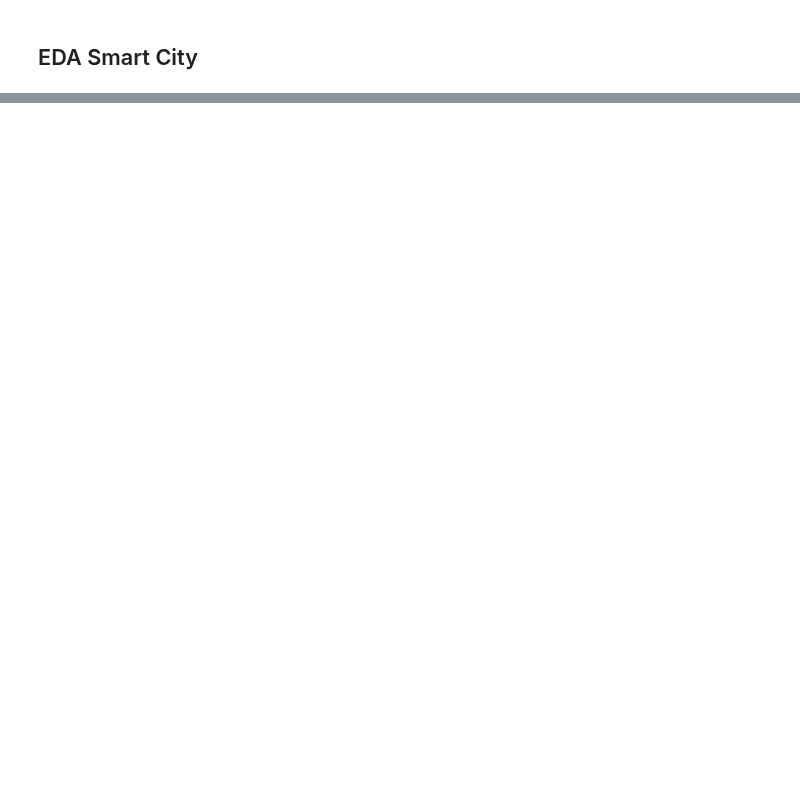
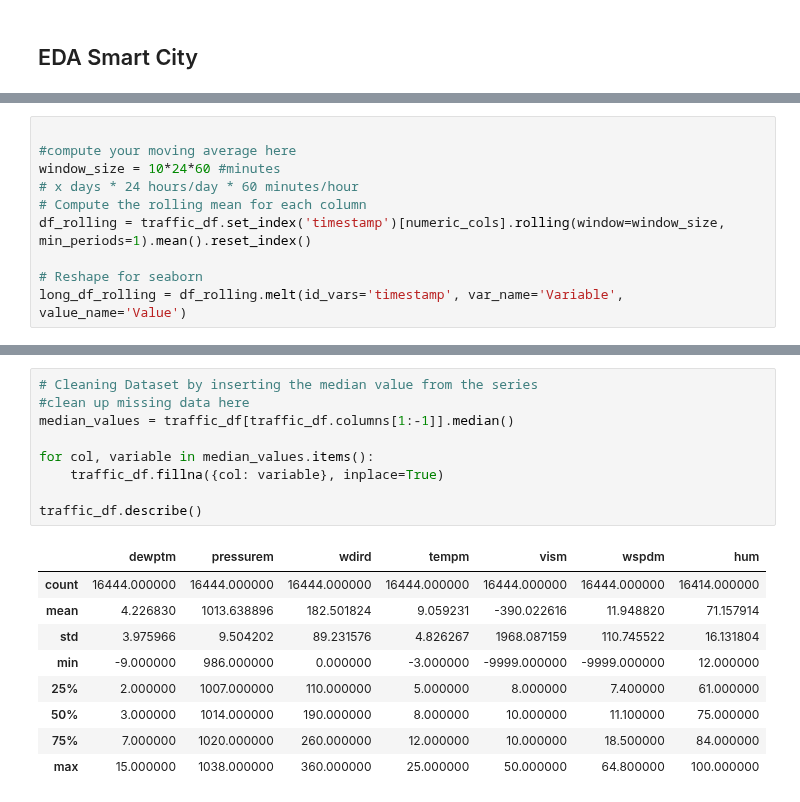
Before and after one commit to victorhg/aai-530-final-project, a Jupyter notebook: analysis/EDA_smart_city.ipynb, the cells around one changed output, grey strips where cells are left out. Drawn from its saved outputs; the diff is of its cells as text; blank space fills up the shorter version.

```diff
--- a/analysis/EDA_smart_city.ipynb
+++ b/analysis/EDA_smart_city.ipynb
@@ -15,0 +32,10 @@ weather_df.head()
+# %%
+
+#compute your moving average here
+window_size = 10*24*60 #minutes
+# x days * 24 hours/day * 60 minutes/hour
+# Compute the rolling mean for each column
+df_rolling = traffic_df.set_index('timestamp')[numeric_cols].rolling(window=window_size, min_periods=1).mean().reset_index()
+
+# Reshape for seaborn
+long_df_rolling = df_rolling.melt(id_vars='timestamp', var_name='Variable', value_name='Value')
@@ -15,0 +54,19 @@ weather_df.head()
+# %%
+# Cleaning Dataset by inserting the median value from the series
+#clean up missing data here
+median_values = traffic_df[traffic_df.columns[1:-1]].median()
+
+for col, variable in median_values.items():
+    traffic_df.fillna({col: variable}, inplace=True)
+
+traffic_df.describe()
+# %% [output]
+|  | dewptm | pressurem | wdird | tempm | vism | wspdm | hum |
+| count | 16444.000000 | 16444.000000 | 16444.000000 | 16444.000000 | 16444.000000 | 16444.000000 | 16414.000000 |
+| mean | 4.226830 | 1013.638896 | 182.501824 | 9.059231 | -390.022616 | 11.948820 | 71.157914 |
+| std | 3.975966 | 9.504202 | 89.231576 | 4.826267 | 1968.087159 | 110.745522 | 16.131804 |
+| min | -9.000000 | 986.000000 | 0.000000 | -3.000000 | -9999.000000 | -9999.000000 | 12.000000 |
+| 25% | 2.000000 | 1007.000000 | 110.000000 | 5.000000 | 8.000000 | 7.400000 | 61.000000 |
+| 50% | 3.000000 | 1014.000000 | 190.000000 | 8.000000 | 10.000000 | 11.100000 | 75.000000 |
+| 75% | 7.000000 | 1020.000000 | 260.000000 | 12.000000 | 10.000000 | 18.500000 | 84.000000 |
+| max | 15.000000 | 1038.000000 | 360.000000 | 25.000000 | 50.000000 | 64.800000 | 100.000000 |
```
Also changed, not shown: parts of 6 cells of this notebook, 1 other file.
